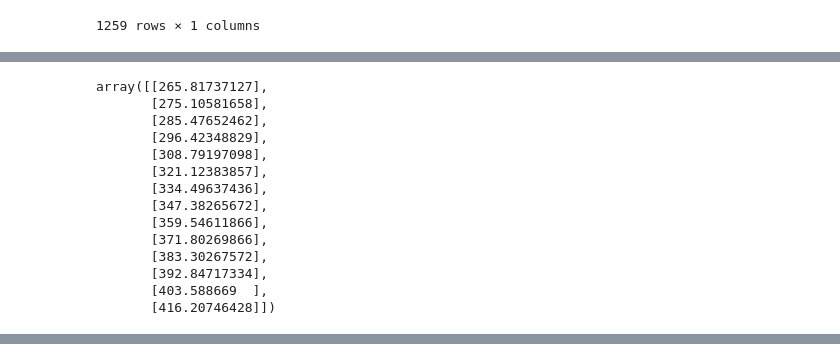
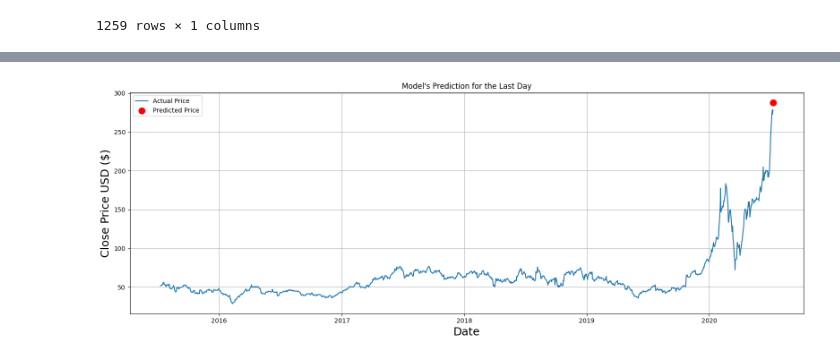
Before and after one commit to Boliang312/Deep-Learning, a Jupyter notebook: HW3_Chen_Boliang.ipynb, the cells around one changed output, grey strips where cells are left out. Drawn from its saved outputs; the diff is of its cells as text; code cells hidden in the pictures.

```diff
--- a/HW3_Chen_Boliang.ipynb
+++ b/HW3_Chen_Boliang.ipynb
@@ -196,17 +133,0 @@ for period in future_periods:
-# %%
-future_predictions
-# %% [output]
-array([[265.81737127],
-       [275.10581658],
-       [285.47652462],
-       [296.42348829],
-       [308.79197098],
-       [321.12383857],
-       [334.49637436],
-       [347.38265672],
-       [359.54611866],
-       [371.80269866],
-       [383.30267572],
-       [392.84717334],
-       [403.588669  ],
-       [416.20746428]])
@@ -212,0 +137,44 @@ array([[265.81737127],
+# %%
+# Prepare the data for training with entire dataset except the last day
+time_step = 1  # 1 day time step
+layers = 4  # 4 layers
+batch = 1  # batch size of 1
+
+training_data_len = len(scaled_data) - 1  # Exclude the last day
+train_data = scaled_data[0:training_data_len, :]
+
+# Create datasets using the time_step
+x_train, y_train = create_dataset(train_data, time_step)
+
+# Reshape the data
+x_train = np.reshape(x_train, (x_train.shape[0], x_train.shape[1], 1))
+
+# Build and train the model with specified parameters
+model = build_and_train_model(x_train, y_train, layers, batch, epochs=1)
+
+# Prepare the data for predicting the last day's price
+last_day_data = scaled_data[-time_step-1:-1].reshape(1, time_step, 1)
+
+# Predict the last day's price
+predicted_price = model.predict(last_day_data)
+predicted_price = scaler.inverse_transform(predicted_price)
+
+# Visualize the real stock prices and the predicted price for the last day
+def visualize_last_day_prediction(actual_data, predicted_price):
+    plt.figure(figsize=(16, 6))
+    plt.title("Model's Prediction for the Last Day")
+    plt.xlabel('Date', fontsize=18)
+    plt.ylabel('Close Price USD ($)', fontsize=18)
+    plt.plot(actual_data['Date'], actual_data['Close'])
+
+    # Highlight the predicted price for the last day
+    plt.scatter(actual_data['Date'].iloc[-1], predicted_price, color='red', label='Predicted Price', s=100, zorder=5)
+
+    plt.legend(['Actual Price', 'Predicted Price'], loc='upper left')
+    plt.grid(True)
+    plt.tight_layout()
+    plt.show()
+
+# Use the function to visualize the result
+visualize_last_day_prediction(df, predicted_price[0][0])
+# %% [output]
@@ -212,0 +183 @@ array([[265.81737127],
+[figure, added]
```
Also changed, not shown: parts of 10 cells of this notebook.
